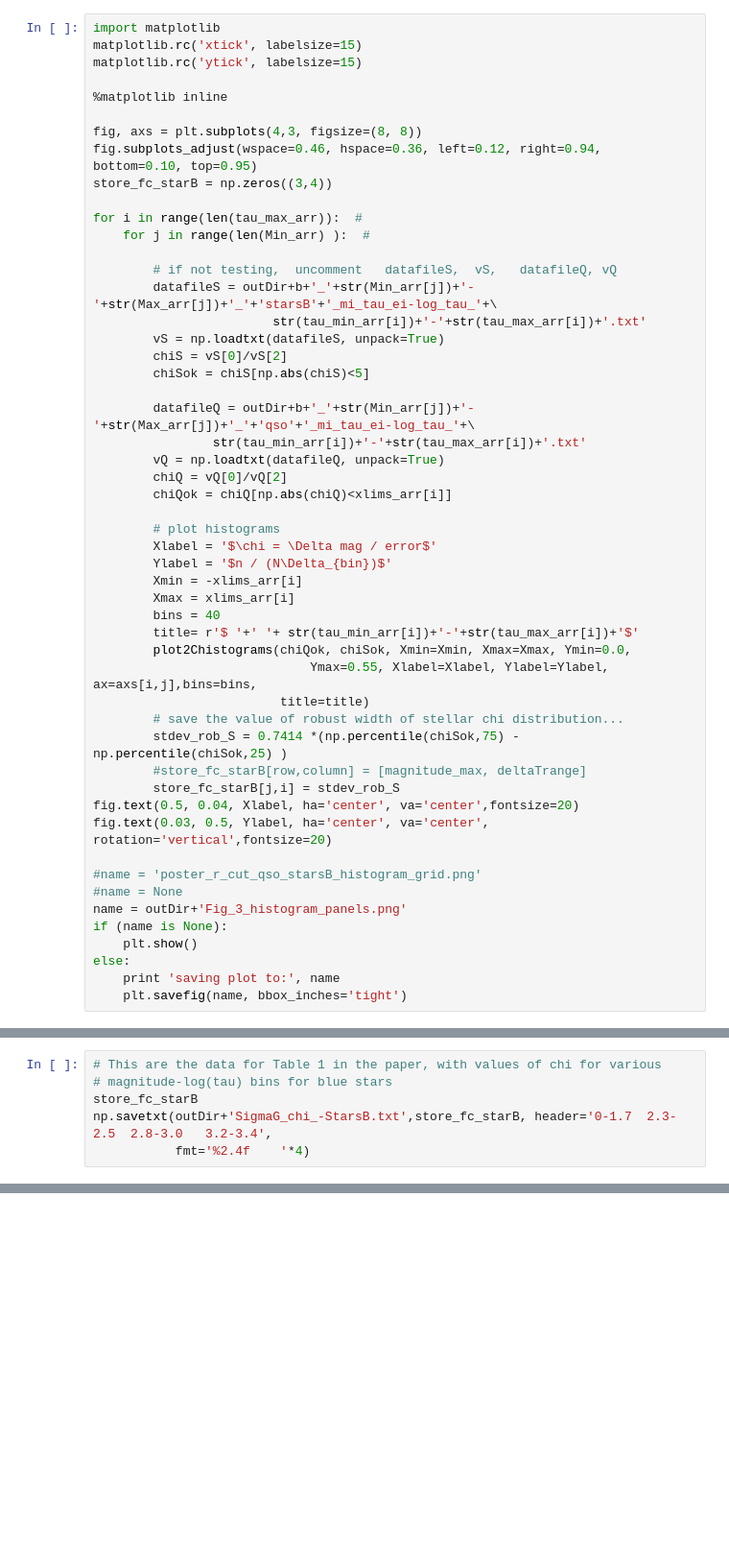
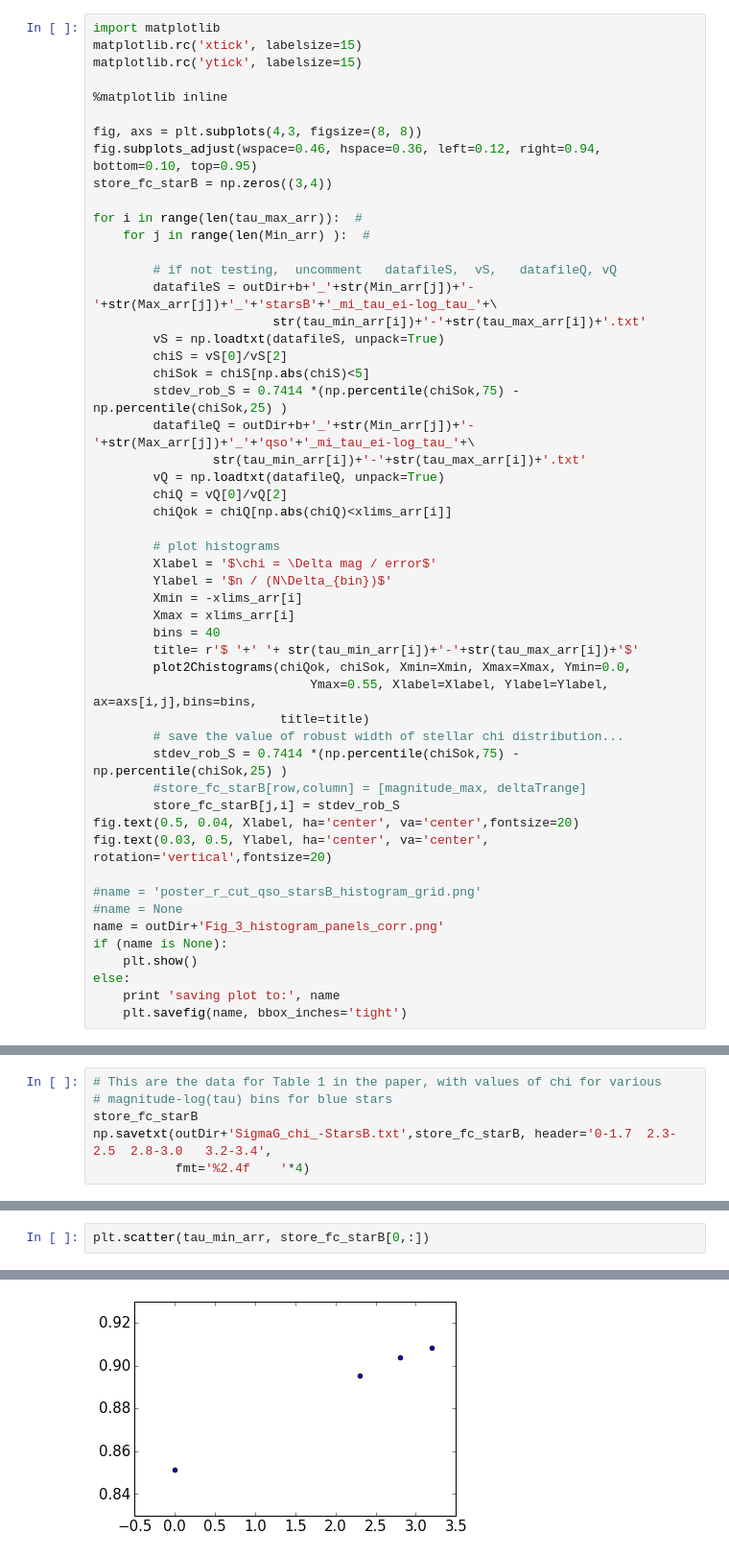
Before and after one commit to suberlak/CRTS_PROJECT, a Jupyter notebook: E_Fig_3_histogram_panels.ipynb, the cells around one changed output, grey strips where cells are left out. Shown at 96% size. Drawn from its saved outputs; the diff is of its cells as text; blank space fills up the shorter version.

```diff
--- a/E_Fig_3_histogram_panels.ipynb
+++ b/E_Fig_3_histogram_panels.ipynb
@@ -267,7 +267,7 @@ for i in range(len(tau_max_arr)):  #
         vS = np.loadtxt(datafileS, unpack=True)
         chiS = vS[0]/vS[2]
         chiSok = chiS[np.abs(chiS)<5]
-
+        stdev_rob_S = 0.7414 *(np.percentile(chiSok,75) - np.percentile(chiSok,25) )
         datafileQ = outDir+b+'_'+str(Min_arr[j])+'-'+str(Max_arr[j])+'_'+'qso'+'_mi_tau_ei-log_tau_'+\
                 str(tau_min_arr[i])+'-'+str(tau_max_arr[i])+'.txt'
         vQ = np.loadtxt(datafileQ, unpack=True)
@@ -293,7 +293,7 @@ fig.text(0.03, 0.5, Ylabel, ha='center', va='center', rotation='vertical',fontsi
 
 #name = 'poster_r_cut_qso_starsB_histogram_grid.png'
 #name = None
-name = outDir+'Fig_3_histogram_panels.png'
+name = outDir+'Fig_3_histogram_panels_corr.png'
 if (name is None):
     plt.show()
 else:
@@ -310,0 +321,3 @@ np.savetxt(outDir+'SigmaG_chi_-StarsB.txt',store_fc_starB, header='0-1.7  2.3-2.
+# %%
+plt.scatter(tau_min_arr, store_fc_starB[0,:])
+# %% [output]
@@ -310,0 +325 @@ np.savetxt(outDir+'SigmaG_chi_-StarsB.txt',store_fc_starB, header='0-1.7  2.3-2.
+[figure, added]
```
Also changed, not shown: parts of 10 cells of this notebook, 2 other files.
